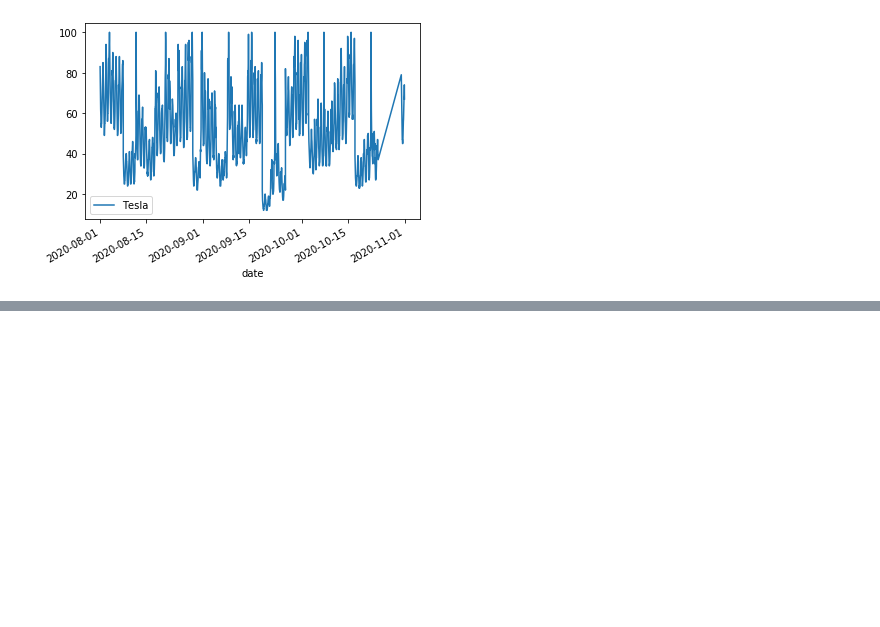
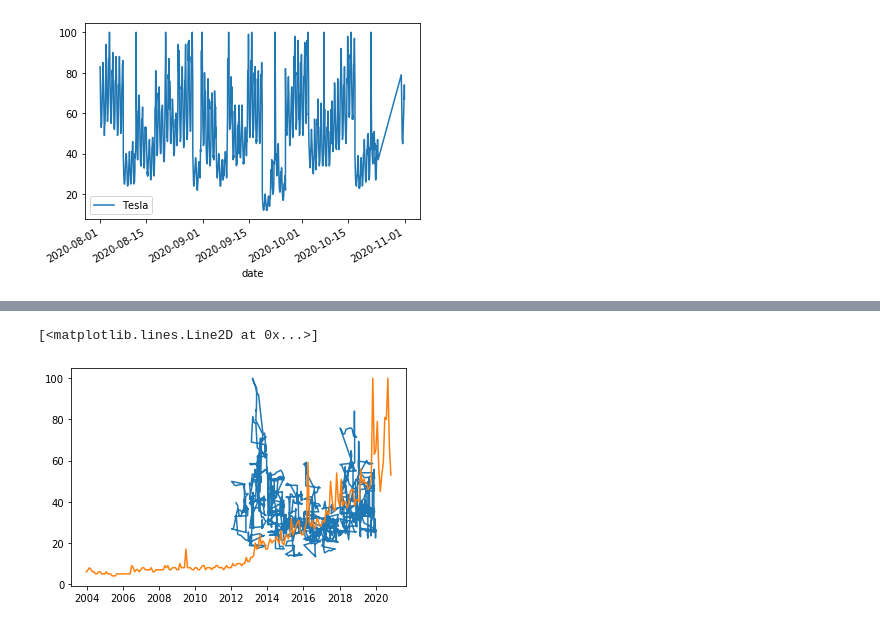
Before and after one commit to evilpegasus/google-trends-financial-modeling, a Jupyter notebook: clean_data.ipynb, the cells around one changed output, grey strips where cells are left out. Drawn from its saved outputs; the diff is of its cells as text; code cells hidden in the pictures; blank space fills up the shorter version.

```diff
--- a/clean_data.ipynb
+++ b/clean_data.ipynb
@@ -92,0 +138,7 @@ hourly_trend.plot()
+# %%
+scaled_thirty_days = thirty_days['volatility'] / thirty_days['volatility'].max() * 100
+plt.plot(scaled_thirty_days)
+plt.plot(trend["Tesla"])
+# %% [output]
+[<matplotlib.lines.Line2D at 0x...>]
+[figure, added]
```
Also changed, not shown: parts of 9 cells of this notebook, 1 other file.
